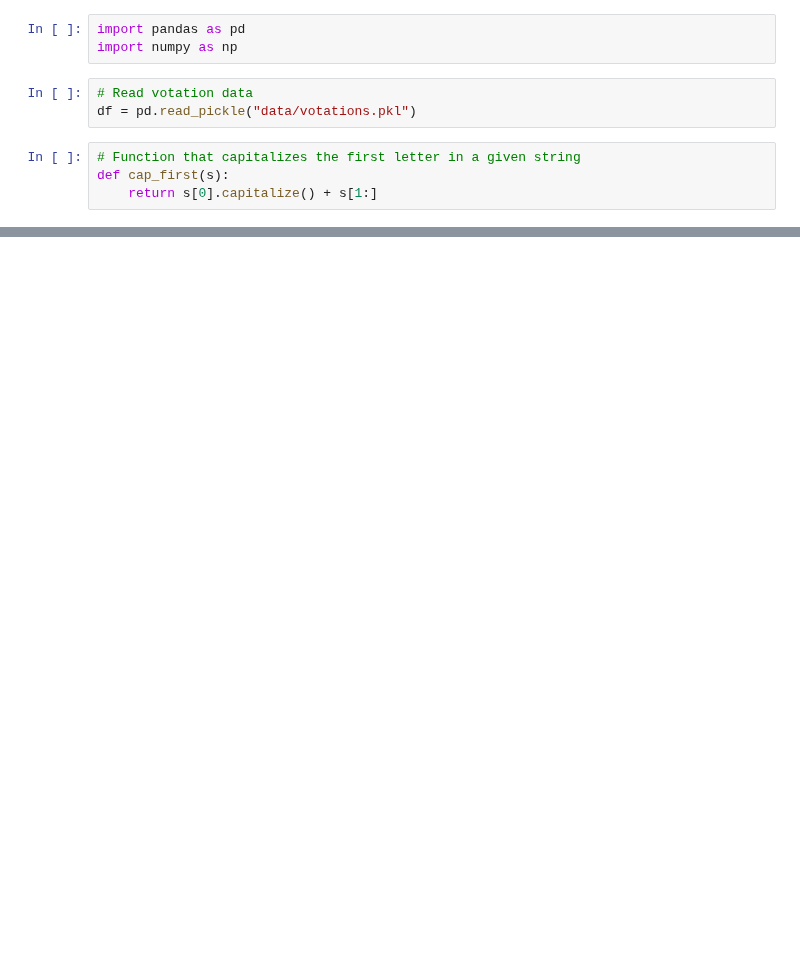
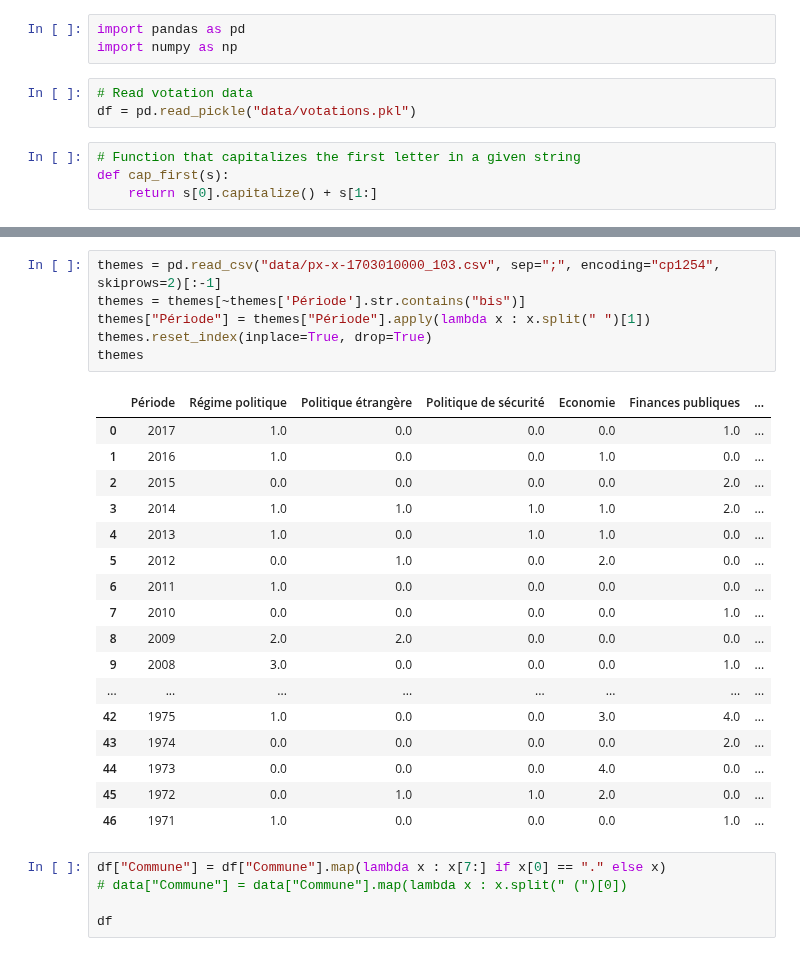
Before and after one commit to matthieuDev/ADA2017, a Jupyter notebook: project/temp.ipynb, the cells around one changed output, grey strips where cells are left out. Drawn from its saved outputs; the diff is of its cells as text; blank space fills up the shorter version.

Commit message:
data is clean, themes are extracted but not yet included in the data

```diff
--- a/project/temp.ipynb
+++ b/project/temp.ipynb
@@ -74,0 +110,29 @@ data.reset_index(drop=True)
+# %%
+themes = pd.read_csv("data/px-x-1703010000_103.csv", sep=";", encoding="cp1254", skiprows=2)[:-1]
+themes = themes[~themes['Période'].str.contains("bis")]
+themes["Période"] = themes["Période"].apply(lambda x : x.split(" ")[1])
+themes.reset_index(inplace=True, drop=True)
+themes
+# %% [output]
+|  | Période | Régime politique | Politique étrangère | Politique de sécurité | Economie | Finances publiques | ... |
+| 0 | 2017 | 1.0 | 0.0 | 0.0 | 0.0 | 1.0 | ... |
+| 1 | 2016 | 1.0 | 0.0 | 0.0 | 1.0 | 0.0 | ... |
+| 2 | 2015 | 0.0 | 0.0 | 0.0 | 0.0 | 2.0 | ... |
+| 3 | 2014 | 1.0 | 1.0 | 1.0 | 1.0 | 2.0 | ... |
+| 4 | 2013 | 1.0 | 0.0 | 1.0 | 1.0 | 0.0 | ... |
+| 5 | 2012 | 0.0 | 1.0 | 0.0 | 2.0 | 0.0 | ... |
+| 6 | 2011 | 1.0 | 0.0 | 0.0 | 0.0 | 0.0 | ... |
+| 7 | 2010 | 0.0 | 0.0 | 0.0 | 0.0 | 1.0 | ... |
+| 8 | 2009 | 2.0 | 2.0 | 0.0 | 0.0 | 0.0 | ... |
+| 9 | 2008 | 3.0 | 0.0 | 0.0 | 0.0 | 1.0 | ... |
+| ... | ... | ... | ... | ... | ... | ... | ... |
+| 42 | 1975 | 1.0 | 0.0 | 0.0 | 3.0 | 4.0 | ... |
+| 43 | 1974 | 0.0 | 0.0 | 0.0 | 0.0 | 2.0 | ... |
+| 44 | 1973 | 0.0 | 0.0 | 0.0 | 4.0 | 0.0 | ... |
+| 45 | 1972 | 0.0 | 1.0 | 1.0 | 2.0 | 0.0 | ... |
+| 46 | 1971 | 1.0 | 0.0 | 0.0 | 0.0 | 1.0 | ... |
+# %%
+df["Commune"] = df["Commune"].map(lambda x : x[7:] if x[0] == "." else x)
+# data["Commune"] = data["Commune"].map(lambda x : x.split(" (")[0])
+
+df
```
Also changed, not shown: parts of 3 cells of this notebook, 3 other files.
